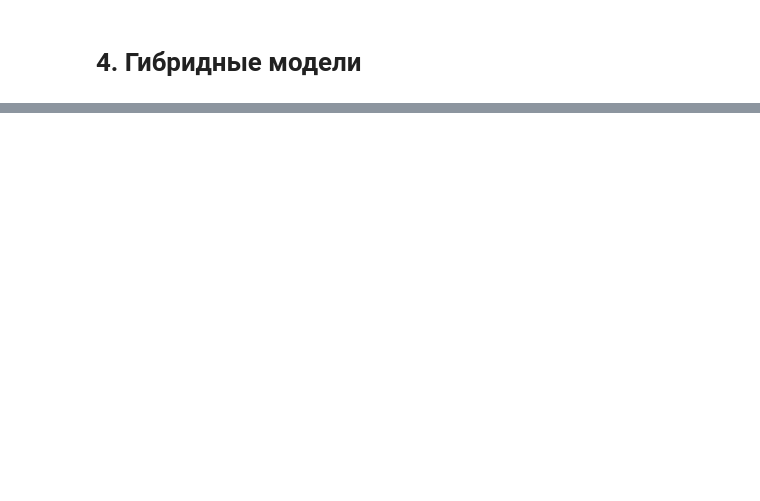
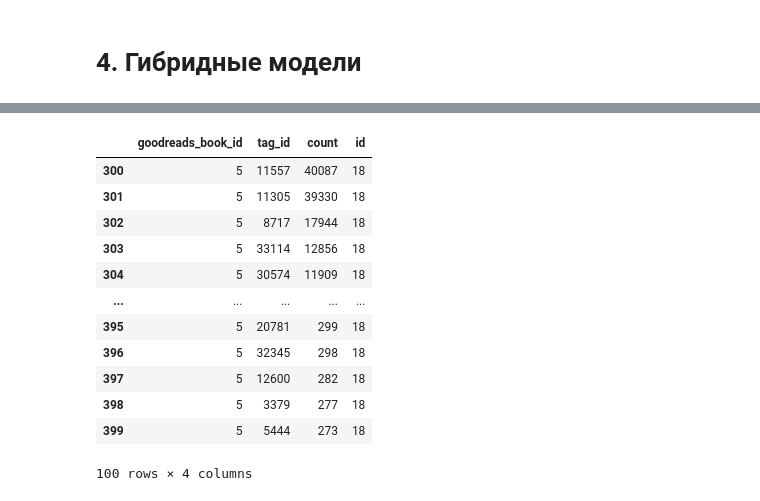
Before and after one commit to tgorbunov/sf_data_science, a Jupyter notebook: Skillfactory/ML_math_part 3/MATH_ML-15. Рекомендательные системы. Часть II .ipynb, the cells around one changed output, grey strips where cells are left out. Saved outputs shown, nothing was run; the diff lists cells and outputs as text; code cells hidden in the pictures; blank space fills up the shorter version.

```diff
--- a/Skillfactory/ML_math_part 3/MATH_ML-15. Рекомендательные системы. Часть II .ipynb
+++ b/Skillfactory/ML_math_part 3/MATH_ML-15. Рекомендательные системы. Часть II .ipynb
@@ -478,0 +527,19 @@ accuracy.rmse(predictions)
+# %%
+dict_map = dict(zip(books.goodreads_book_id,books.book_id))
+book_tags['id'] = book_tags.goodreads_book_id.apply(lambda x: dict_map[x])
+
+book_tags[book_tags['goodreads_book_id']==5]
+# %% [output]
+|  | goodreads_book_id | tag_id | count | id |
+| 300 | 5 | 11557 | 40087 | 18 |
+| 301 | 5 | 11305 | 39330 | 18 |
+| 302 | 5 | 8717 | 17944 | 18 |
+| 303 | 5 | 33114 | 12856 | 18 |
+| 304 | 5 | 30574 | 11909 | 18 |
+| ... | ... | ... | ... | ... |
+| 395 | 5 | 20781 | 299 | 18 |
+| 396 | 5 | 32345 | 298 | 18 |
+| 397 | 5 | 12600 | 282 | 18 |
+| 398 | 5 | 3379 | 277 | 18 |
+| 399 | 5 | 5444 | 273 | 18 |
+100 rows × 4 columns
```
Also changed, not shown: parts of 43 cells of this notebook, 4 other files.
